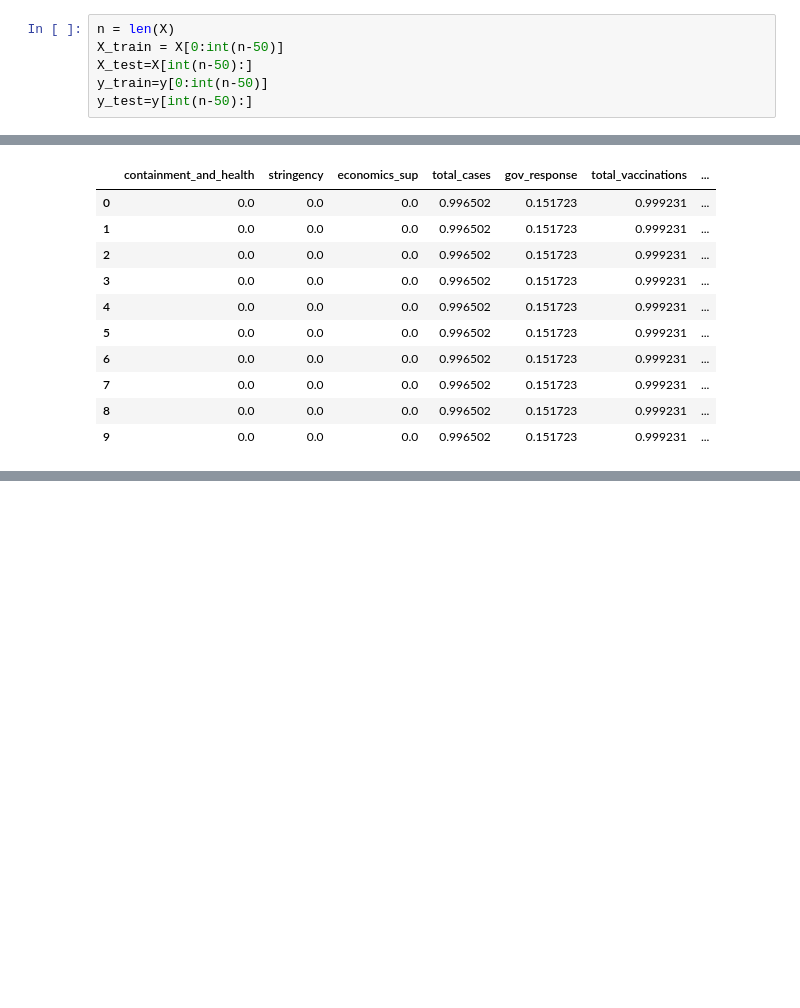
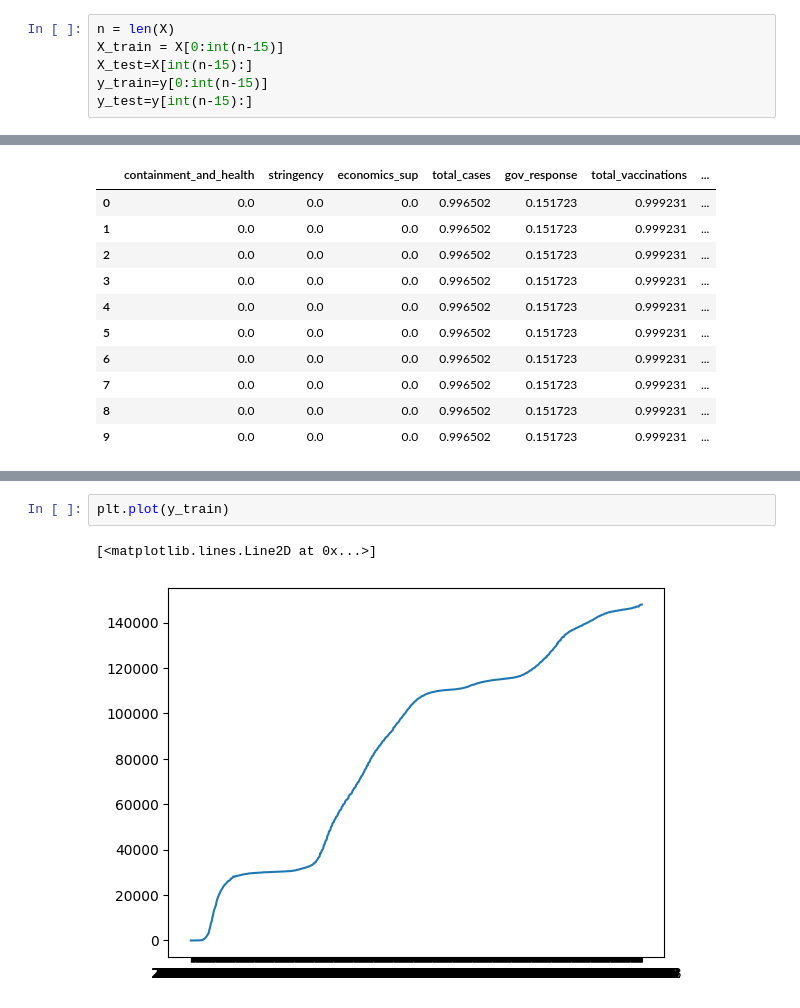
Before and after one commit to tekadata/covid_time_series_prediction, a Jupyter notebook: notebooks/model-France-pickle-prediction.ipynb, the cells around one changed output, grey strips where cells are left out. Drawn from its saved outputs; the diff is of its cells as text; blank space fills up the shorter version.

```diff
--- a/notebooks/model-France-pickle-prediction.ipynb
+++ b/notebooks/model-France-pickle-prediction.ipynb
@@ -61,10 +84,10 @@ scaler.fit(X)
 X=scaler.transform(X)
 # %%
 n = len(X)
-X_train = X[0:int(n-50)]
-X_test=X[int(n-50):]
-y_train=y[0:int(n-50)]
-y_test=y[int(n-50):]
+X_train = X[0:int(n-15)]
+X_test=X[int(n-15):]
+y_train=y[0:int(n-15)]
+y_test=y[int(n-15):]
 # %%
 country='France'
 # %%
@@ -148,0 +399,5 @@ Text(0.5, 0, 'Date')
+# %%
+plt.plot(y_train)
+# %% [output]
+[<matplotlib.lines.Line2D at 0x...>]
+[figure, added]
```
Also changed, not shown: parts of 17 cells of this notebook, 4 other files.
